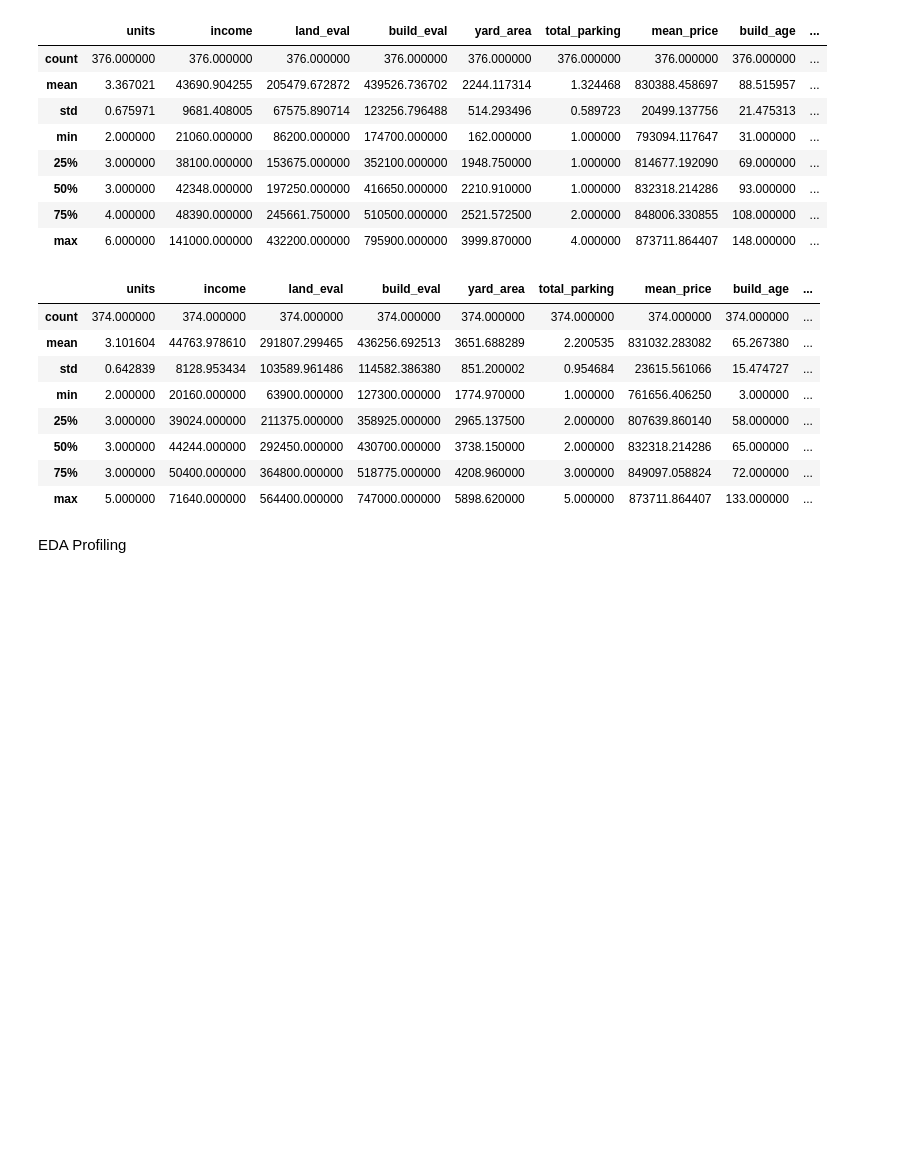
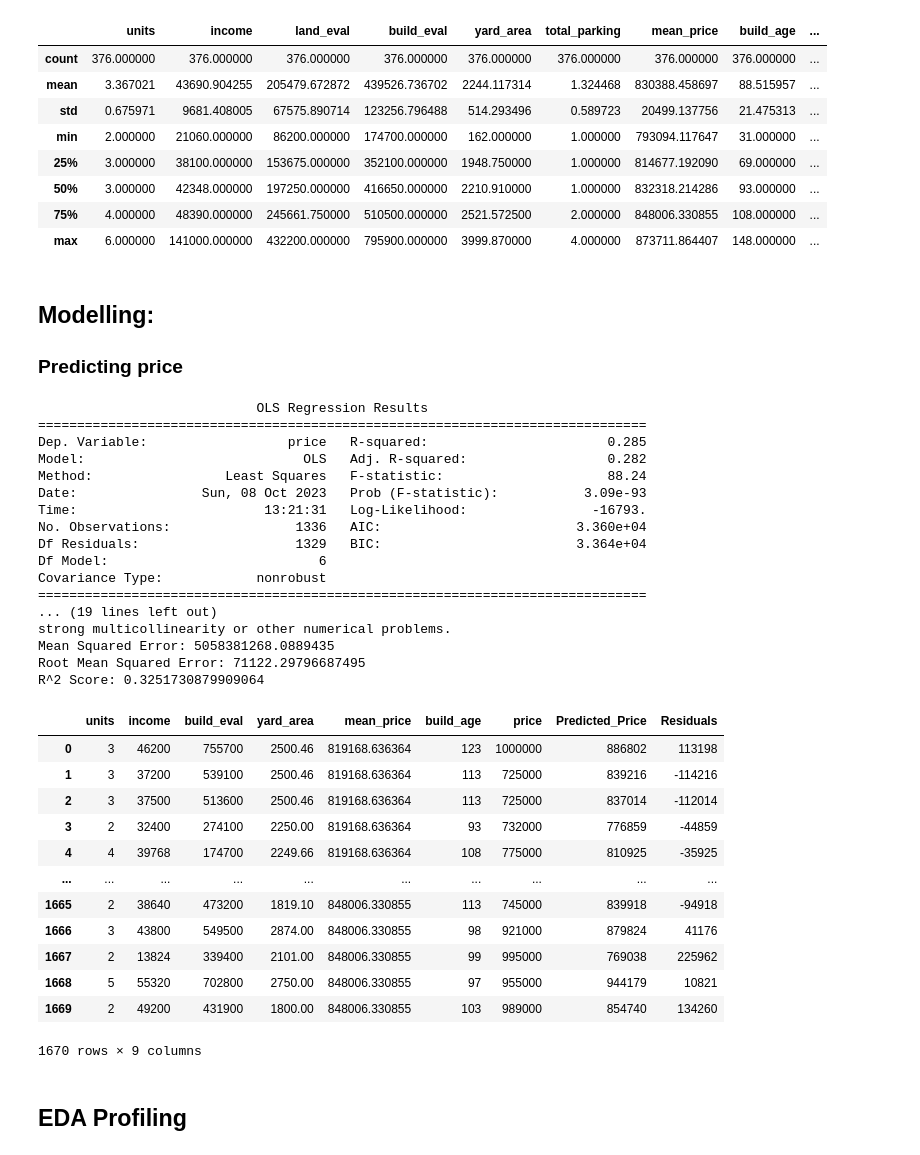
Before and after one commit to Christian-Leclerc/Capstone-Project-LHL, a Jupyter notebook: src/experiments.ipynb, the cells around one changed output. Cells and saved outputs as stored; diff of their text form; code cells hidden in the pictures; blank space fills up the shorter version.

Commit message:
Update: modelling

```diff
--- a/src/experiments.ipynb
+++ b/src/experiments.ipynb
@@ -107,18 +112,45 @@ quantitatives[quantitatives['cluster_label'] == 2].describe()
 | 50% | 3.000000 | 42348.000000 | 197250.000000 | 416650.000000 | 2210.910000 | 1.000000 | 832318.214286 | 93.000000 | ... |
 | 75% | 4.000000 | 48390.000000 | 245661.750000 | 510500.000000 | 2521.572500 | 2.000000 | 848006.330855 | 108.000000 | ... |
 | max | 6.000000 | 141000.000000 | 432200.000000 | 795900.000000 | 3999.870000 | 4.000000 | 873711.864407 | 148.000000 | ... |
-# %%
-quantitatives[quantitatives['cluster_label'] == 4].describe()
-# %% [output]
-|  | units | income | land_eval | build_eval | yard_area | total_parking | mean_price | build_age | ... |
-| count | 374.000000 | 374.000000 | 374.000000 | 374.000000 | 374.000000 | 374.000000 | 374.000000 | 374.000000 | ... |
-| mean | 3.101604 | 44763.978610 | 291807.299465 | 436256.692513 | 3651.688289 | 2.200535 | 831032.283082 | 65.267380 | ... |
-| std | 0.642839 | 8128.953434 | 103589.961486 | 114582.386380 | 851.200002 | 0.954684 | 23615.561066 | 15.474727 | ... |
-| min | 2.000000 | 20160.000000 | 63900.000000 | 127300.000000 | 1774.970000 | 1.000000 | 761656.406250 | 3.000000 | ... |
-| 25% | 3.000000 | 39024.000000 | 211375.000000 | 358925.000000 | 2965.137500 | 2.000000 | 807639.860140 | 58.000000 | ... |
-| 50% | 3.000000 | 44244.000000 | 292450.000000 | 430700.000000 | 3738.150000 | 2.000000 | 832318.214286 | 65.000000 | ... |
-| 75% | 3.000000 | 50400.000000 | 364800.000000 | 518775.000000 | 4208.960000 | 3.000000 | 849097.058824 | 72.000000 | ... |
-| max | 5.000000 | 71640.000000 | 564400.000000 | 747000.000000 | 5898.620000 | 5.000000 | 873711.864407 | 133.000000 | ... |
-# %% [markdown]
-EDA Profiling
+# %% [markdown]
+## Modelling:
+### Predicting price
+# %%
+# Using determinant features only
+quantitatives['price'] = df_engineered['price']
+df_feature_only = quantitatives.drop(columns=['land_eval', 'total_parking', 'cluster_label']).copy()
+main(df_feature_only)
+# %% [output]
+                            OLS Regression Results
+==============================================================================
+Dep. Variable:                  price   R-squared:                       0.285
+Model:                            OLS   Adj. R-squared:                  0.282
+Method:                 Least Squares   F-statistic:                     88.24
+Date:                Sun, 08 Oct 2023   Prob (F-statistic):           3.09e-93
+Time:                        13:21:31   Log-Likelihood:                -16793.
+No. Observations:                1336   AIC:                         3.360e+04
+Df Residuals:                    1329   BIC:                         3.364e+04
+Df Model:                           6
+Covariance Type:            nonrobust
+==============================================================================
+... (19 lines left out)
+strong multicollinearity or other numerical problems.
+Mean Squared Error: 5058381268.0889435
+Root Mean Squared Error: 71122.29796687495
+R^2 Score: 0.3251730879909064
+|  | units | income | build_eval | yard_area | mean_price | build_age | price | Predicted_Price | Residuals |
+| 0 | 3 | 46200 | 755700 | 2500.46 | 819168.636364 | 123 | 1000000 | 886802 | 113198 |
+| 1 | 3 | 37200 | 539100 | 2500.46 | 819168.636364 | 113 | 725000 | 839216 | -114216 |
+| 2 | 3 | 37500 | 513600 | 2500.46 | 819168.636364 | 113 | 725000 | 837014 | -112014 |
+| 3 | 2 | 32400 | 274100 | 2250.00 | 819168.636364 | 93 | 732000 | 776859 | -44859 |
+| 4 | 4 | 39768 | 174700 | 2249.66 | 819168.636364 | 108 | 775000 | 810925 | -35925 |
+| ... | ... | ... | ... | ... | ... | ... | ... | ... | ... |
+| 1665 | 2 | 38640 | 473200 | 1819.10 | 848006.330855 | 113 | 745000 | 839918 | -94918 |
+| 1666 | 3 | 43800 | 549500 | 2874.00 | 848006.330855 | 98 | 921000 | 879824 | 41176 |
+| 1667 | 2 | 13824 | 339400 | 2101.00 | 848006.330855 | 99 | 995000 | 769038 | 225962 |
+| 1668 | 5 | 55320 | 702800 | 2750.00 | 848006.330855 | 97 | 955000 | 944179 | 10821 |
+| 1669 | 2 | 49200 | 431900 | 1800.00 | 848006.330855 | 103 | 989000 | 854740 | 134260 |
+1670 rows × 9 columns
+# %% [markdown]
+## EDA Profiling
 # %%
```
Also changed, not shown: parts of 8 cells of this notebook, 4 other files.
